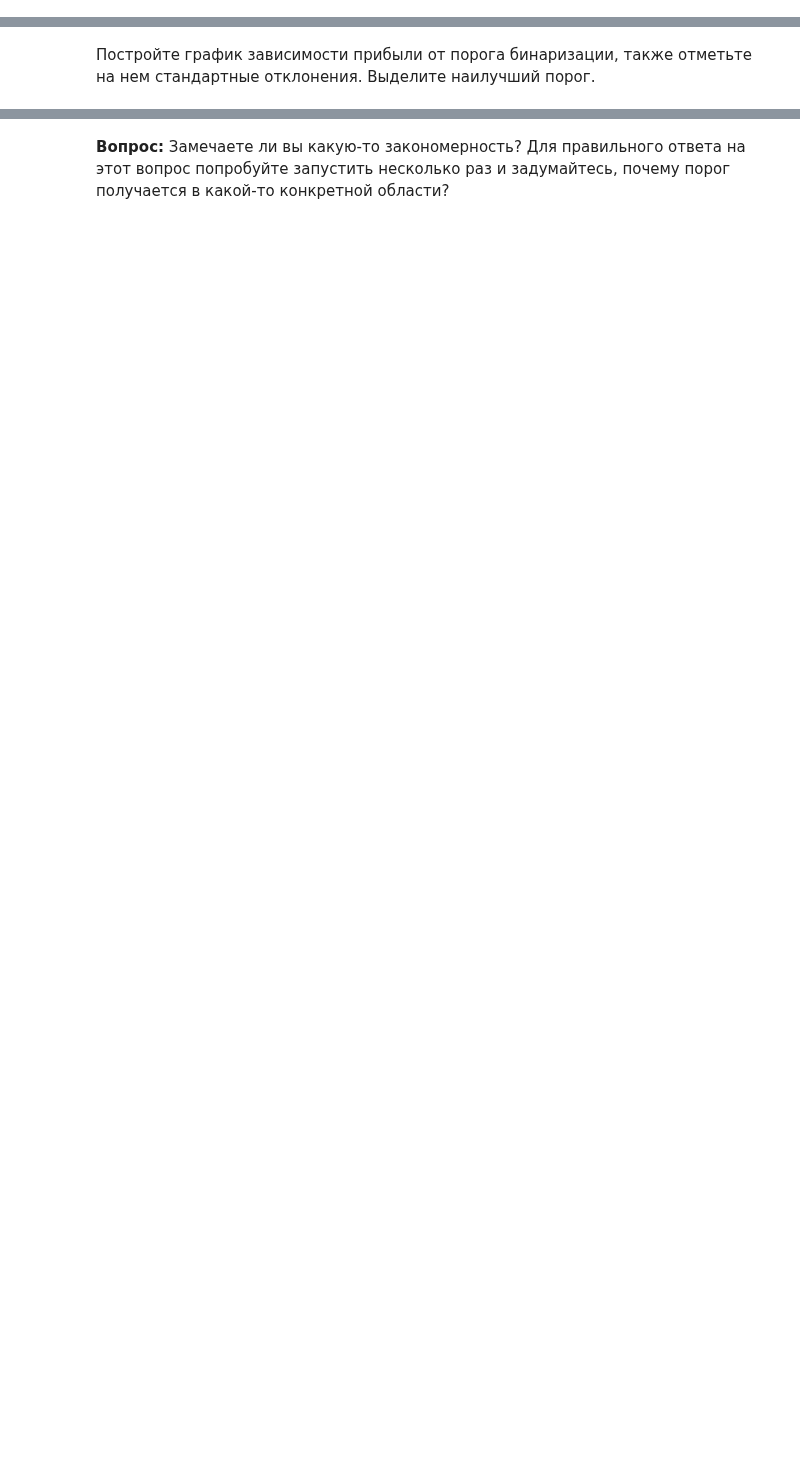
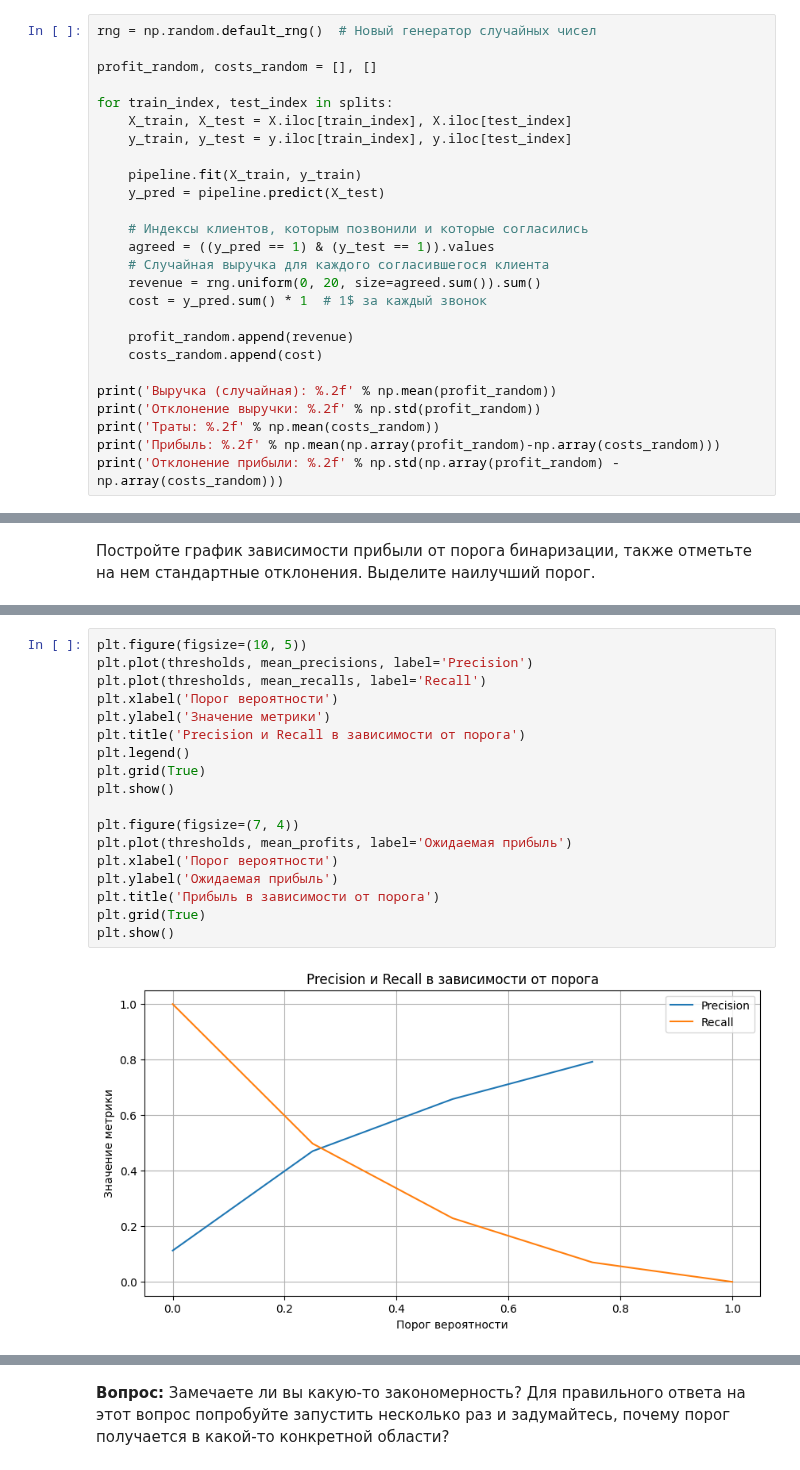
Before and after one commit to r42arty/hse, a Jupyter notebook: mod4/ML_3.ipynb, the cells around one changed output, grey strips where cells are left out. Saved outputs shown, nothing was run; the diff lists cells and outputs as text; blank space fills up the shorter version.

```diff
--- a/mod4/ML_3.ipynb
+++ b/mod4/ML_3.ipynb
@@ -931,0 +988,26 @@ print('Отклонение прибыли:\t', np.std(np.array(profit) - np.arr
+# %%
+rng = np.random.default_rng()  # Новый генератор случайных чисел
+
+profit_random, costs_random = [], []
+
+for train_index, test_index in splits:
+    X_train, X_test = X.iloc[train_index], X.iloc[test_index]
+    y_train, y_test = y.iloc[train_index], y.iloc[test_index]
+
+    pipeline.fit(X_train, y_train)
+    y_pred = pipeline.predict(X_test)
+
+    # Индексы клиентов, которым позвонили и которые согласились
+    agreed = ((y_pred == 1) & (y_test == 1)).values
+    # Случайная выручка для каждого согласившегося клиента
+    revenue = rng.uniform(0, 20, size=agreed.sum()).sum()
+    cost = y_pred.sum() * 1  # 1$ за каждый звонок
+
+    profit_random.append(revenue)
+    costs_random.append(cost)
+
+print('Выручка (случайная): %.2f' % np.mean(profit_random))
+print('Отклонение выручки: %.2f' % np.std(profit_random))
+print('Траты: %.2f' % np.mean(costs_random))
+print('Прибыль: %.2f' % np.mean(np.array(profit_random)-np.array(costs_random)))
+print('Отклонение прибыли: %.2f' % np.std(np.array(profit_random) - np.array(costs_random)))
@@ -961,0 +1114,20 @@ __Ответ:__ # your answer here
+# %%
+plt.figure(figsize=(10, 5))
+plt.plot(thresholds, mean_precisions, label='Precision')
+plt.plot(thresholds, mean_recalls, label='Recall')
+plt.xlabel('Порог вероятности')
+plt.ylabel('Значение метрики')
+plt.title('Precision и Recall в зависимости от порога')
+plt.legend()
+plt.grid(True)
+plt.show()
+
+plt.figure(figsize=(7, 4))
+plt.plot(thresholds, mean_profits, label='Ожидаемая прибыль')
+plt.xlabel('Порог вероятности')
+plt.ylabel('Ожидаемая прибыль')
+plt.title('Прибыль в зависимости от порога')
+plt.grid(True)
+plt.show()
+# %% [output]
+[figure, added]
```
Also changed, not shown: parts of 18 cells of this notebook.
